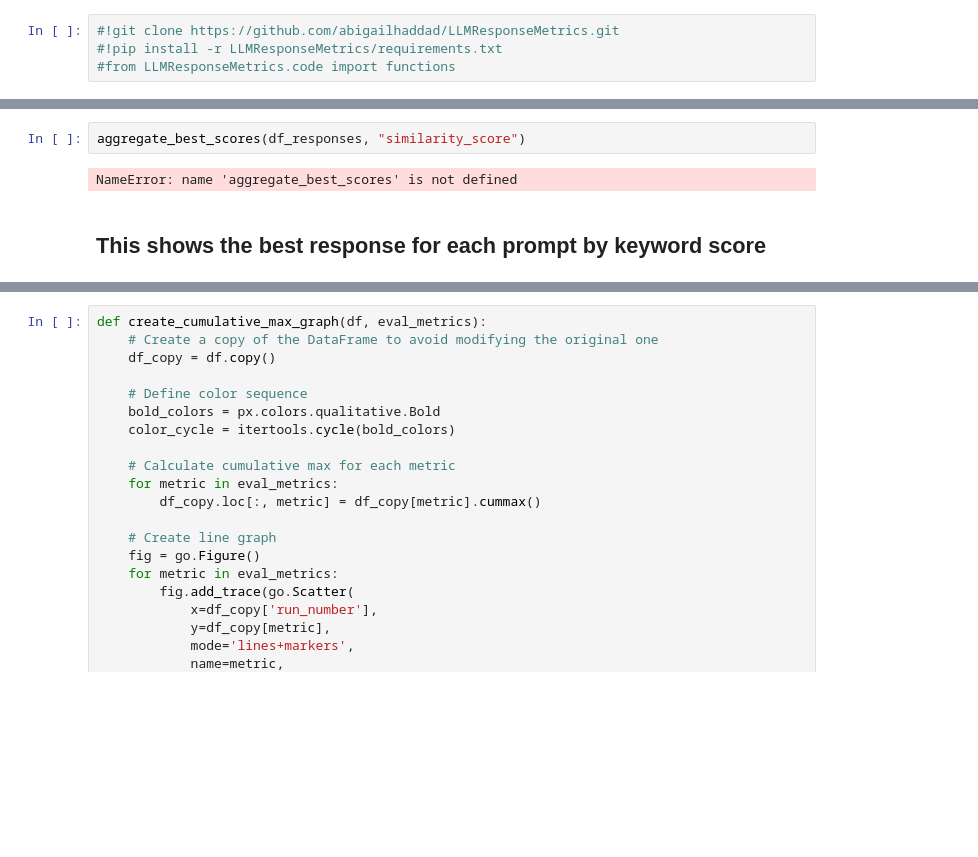
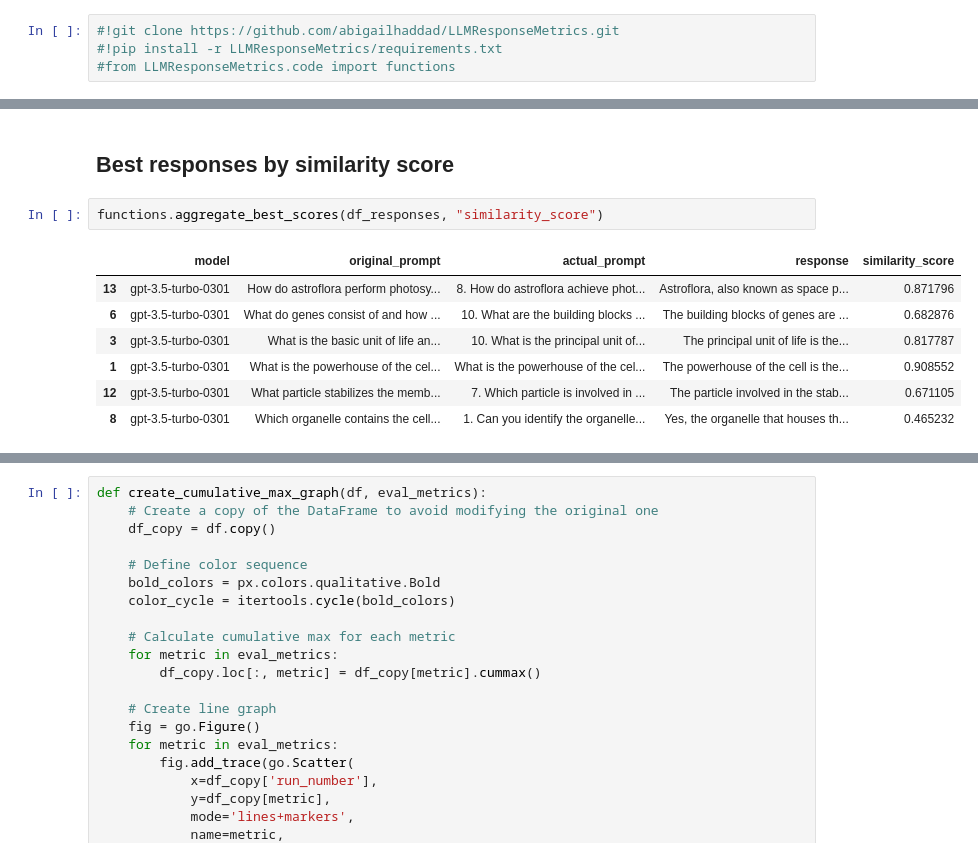
Before and after one commit to abigailhaddad/LLMResponseMetrics, a Jupyter notebook: code/ClosedEndedTextAnalysis.ipynb, the cells around one changed output, grey strips where cells are left out. Cells and saved outputs as stored; diff of their text form; blank space fills up the shorter version.

```diff
--- a/code/ClosedEndedTextAnalysis.ipynb
+++ b/code/ClosedEndedTextAnalysis.ipynb
@@ -125,6 +162,12 @@ df_best_scores
+# %% [markdown]
+## Best responses by similarity score
 # %%
-aggregate_best_scores(df_responses, "similarity_score")
+functions.aggregate_best_scores(df_responses, "similarity_score")
 # %% [output]
-NameError: name 'aggregate_best_scores' is not defined
+|  | model | original_prompt | actual_prompt | response | similarity_score |
+| 13 | gpt-3.5-turbo-0301 | How do astroflora perform photosy... | 8. How do astroflora achieve phot... | Astroflora, also known as space p... | 0.871796 |
+| 6 | gpt-3.5-turbo-0301 | What do genes consist of and how ... | 10. What are the building blocks ... | The building blocks of genes are ... | 0.682876 |
+| 3 | gpt-3.5-turbo-0301 | What is the basic unit of life an... | 10. What is the principal unit of... | The principal unit of life is the... | 0.817787 |
+| 1 | gpt-3.5-turbo-0301 | What is the powerhouse of the cel... | What is the powerhouse of the cel... | The powerhouse of the cell is the... | 0.908552 |
+| 12 | gpt-3.5-turbo-0301 | What particle stabilizes the memb... | 7. Which particle is involved in ... | The particle involved in the stab... | 0.671105 |
+| 8 | gpt-3.5-turbo-0301 | Which organelle contains the cell... | 1. Can you identify the organelle... | Yes, the organelle that houses th... | 0.465232 |
-# %% [markdown]
-## This shows the best response for each prompt by keyword score
```
Also changed, not shown: parts of 25 cells of this notebook, 2 other files.
